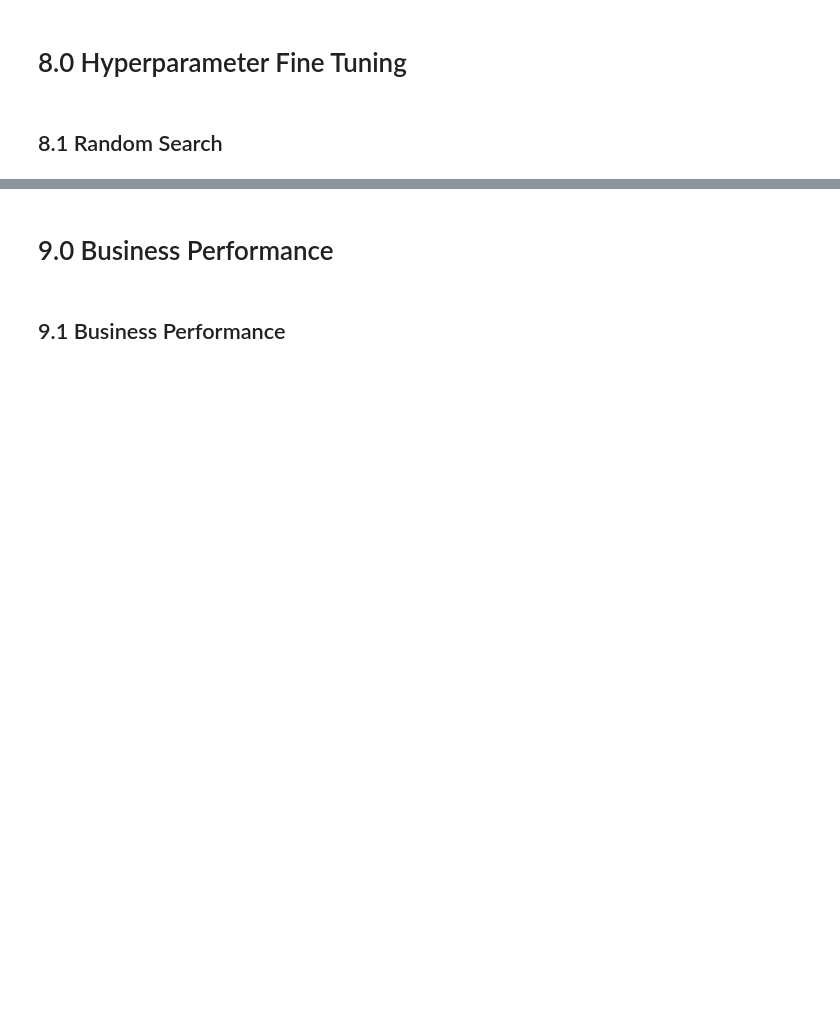
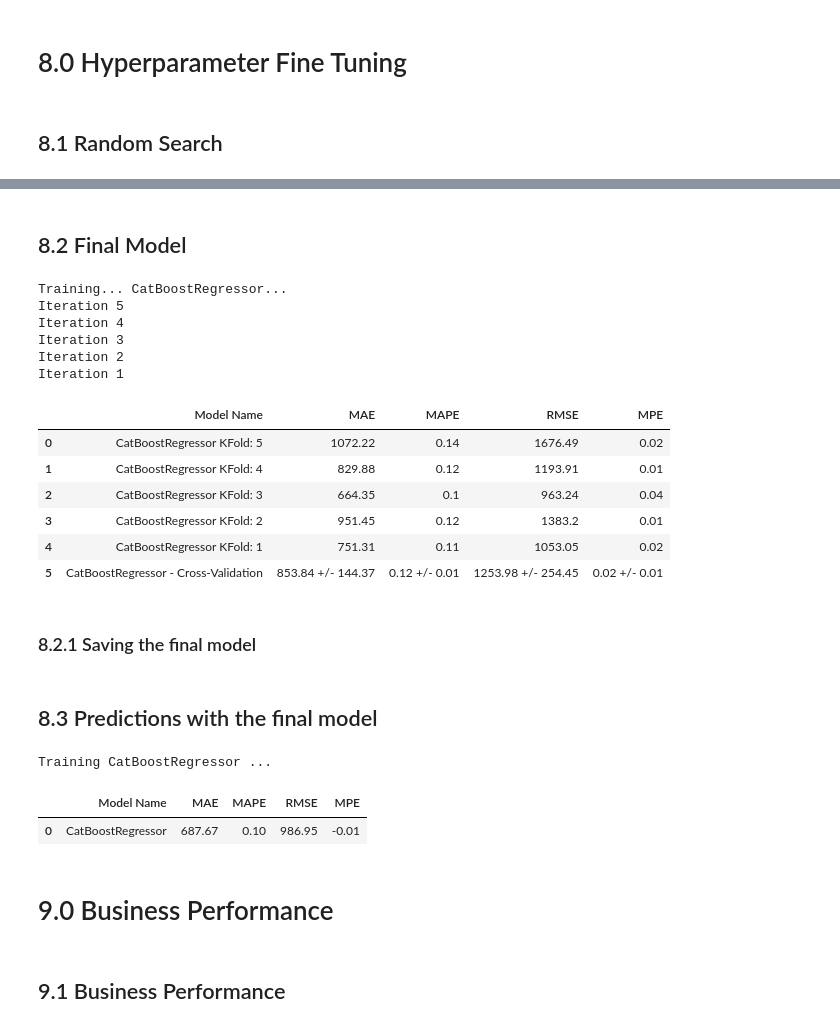
Before and after one commit to Alexandre-Magno/rossmann_sales, a Jupyter notebook: Ciclo_02_rossmann.ipynb, the cells around one changed output, grey strips where cells are left out. Saved outputs shown, nothing was run; the diff lists cells and outputs as text; code cells hidden in the pictures; blank space fills up the shorter version.

```diff
--- a/Ciclo_02_rossmann.ipynb
+++ b/Ciclo_02_rossmann.ipynb
@@ -1210,17 +1196,42 @@ for i in range( MAX ):
 # %%
-
-param_tuned = {'n_estimators': 90, 'max_depth': 50, 'min_samples_split': 2, 'min_samples_leaf': 1, 'bootstrap': True}
+grid_tuned = {
+              'depth': 8,
+              'iterations' : 3500,
+              'learning_rate': 0.1,
+              'rsm': 0.3,
+              'l2_leaf_reg': 3
+}
+# %% [markdown]
+## 8.2 Final Model
 # %%
 #model
-rf_tuned = RandomForestRegressor(random_state = 42,
-                                 n_jobs=-1,
-                                 n_estimators=param_tuned['n_estimators'],
-                                 max_depth=param_tuned['max_depth'],
-                                 min_samples_split=param_tuned['min_samples_split'],
-                                 min_samples_leaf=param_tuned['min_samples_leaf'],
-                                 bootstrap=param_tuned['bootstrap'] )
-models = [rf_tuned]
+cat_tuned = CatBoostRegressor(random_state = 42,
+                              depth = grid_tuned['depth'],
+                              iterations = grid_tuned['iterations'],
+                              learning_rate = grid_tuned['learning_rate'],
+                              rsm = grid_tuned['rsm'],
+                              l2_leaf_reg = grid_tuned['l2_leaf_reg'],
+                              verbose= False
+                             )
+
+
+
+models = [cat_tuned]
 
 #prediction
-df_performance, yhat_tuned = get_model_performance(models, x_train, y_train, x_test, y_test )
+df_performance = models_cross_validation(models, x_training )
 df_performance
+# %% [output]
+Training... CatBoostRegressor...
+Iteration 5
+Iteration 4
+Iteration 3
+Iteration 2
+Iteration 1
+|  | Model Name | MAE | MAPE | RMSE | MPE |
+| 0 | CatBoostRegressor KFold: 5 | 1072.22 | 0.14 | 1676.49 | 0.02 |
+| 1 | CatBoostRegressor KFold: 4 | 829.88 | 0.12 | 1193.91 | 0.01 |
+| 2 | CatBoostRegressor KFold: 3 | 664.35 | 0.1 | 963.24 | 0.04 |
+| 3 | CatBoostRegressor KFold: 2 | 951.45 | 0.12 | 1383.2 | 0.01 |
+| 4 | CatBoostRegressor KFold: 1 | 751.31 | 0.11 | 1053.05 | 0.02 |
+| 5 | CatBoostRegressor - Cross-Validation | 853.84 +/- 144.37 | 0.12 +/- 0.01 | 1253.98 +/- 254.45 | 0.02 +/- 0.01 |
@@ -1229,2 +1238,4 @@ import pickle
+# %% [markdown]
+### 8.2.1 Saving the final model
 # %%
 #savind model
@@ -1233,3 +1244,16 @@ import pickle
+# %% [markdown]
+## 8.3 Predictions with the final model
+# %%
+#predictions
+df_performance , yhat = get_model_performance([cat_tuned], x_train, y_train, x_test, y_test )
+# %% [output]
+Training CatBoostRegressor ...
+# %%
+#performance
+df_performance
+# %% [output]
+|  | Model Name | MAE | MAPE | RMSE | MPE |
+| 0 | CatBoostRegressor | 687.67 | 0.10 | 986.95 | -0.01 |
 # %% [markdown]
 # 9.0 Business Performance
 # %%
```
Also changed, not shown: parts of 25 cells of this notebook, 6 other files.
